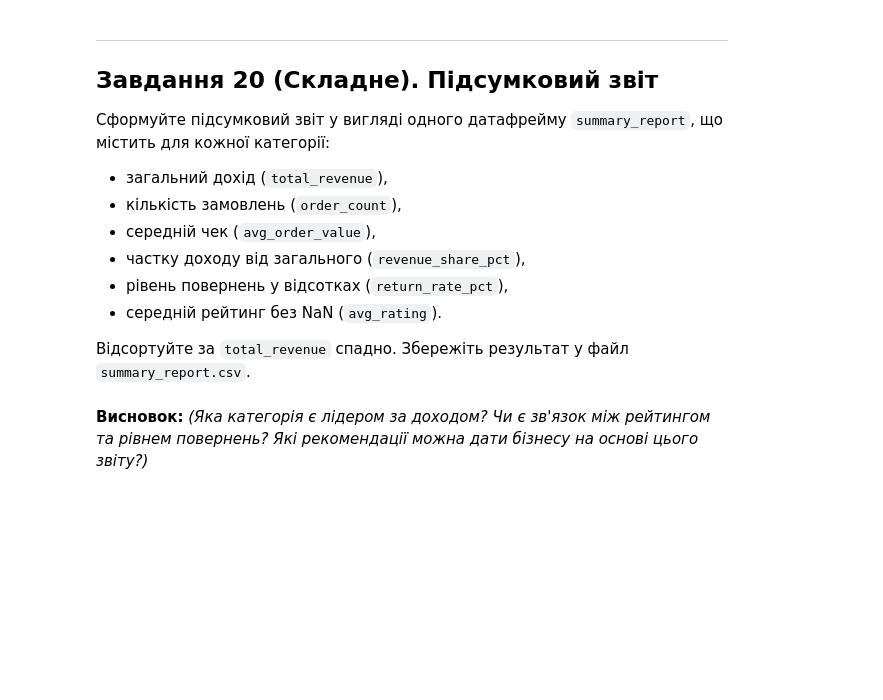
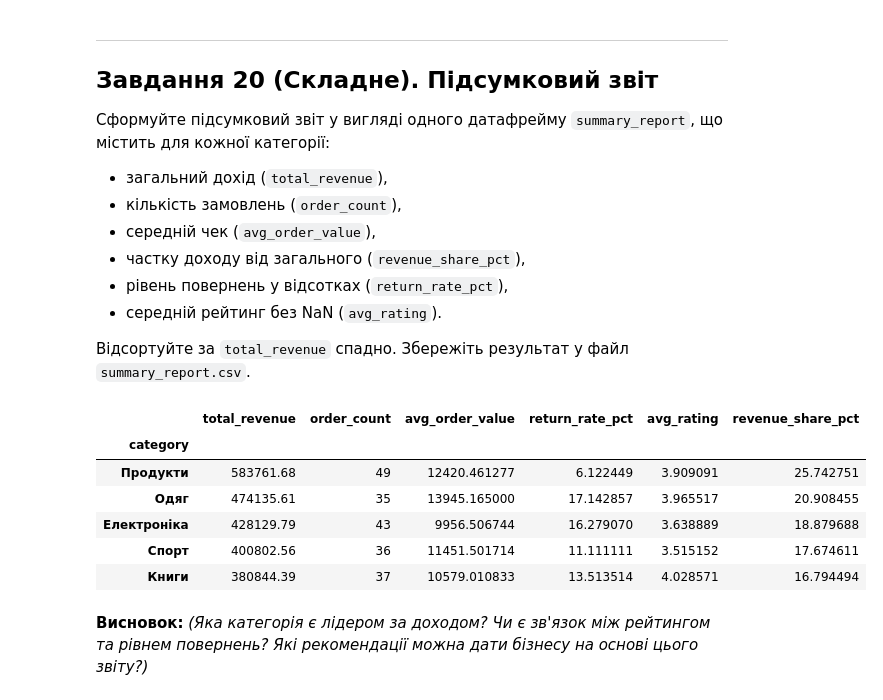
Before and after one commit to Wilson1994/DTA-2026, a Jupyter notebook: homework/pandas_tasks_beginners_DTA.ipynb, the cells around one changed output. Drawn from its saved outputs; the diff is of its cells as text; code cells hidden in the pictures; blank space fills up the shorter version.

```diff
--- a/homework/pandas_tasks_beginners_DTA.ipynb
+++ b/homework/pandas_tasks_beginners_DTA.ipynb
@@ -538,2 +784,32 @@ df_discounts = pd.DataFrame({
+# %%
+# Ваш код тут
+
+summary_report = df.groupby("category").agg(
+    total_revenue=("total", "sum"),
+    order_count=("order_id", "count"),
+    avg_order_value=("total", "mean"),
+    return_rate_pct=("is_returned", "mean"),
+    avg_rating=("rating", "mean")
+)
+# %%
+summary_report["revenue_share_pct"] = (
+    summary_report["total_revenue"] / summary_report["total_revenue"].sum() * 100
+)
+# %%
+summary_report["return_rate_pct"] = summary_report["return_rate_pct"] * 100
+
+summary_report = summary_report.sort_values("total_revenue", ascending=False)
+# %%
+summary_report.to_csv("summary_report.csv")
+
+summary_report
+# %% [output]
+|  | total_revenue | order_count | avg_order_value | return_rate_pct | avg_rating | revenue_share_pct |
+| category |  |  |  |  |  |  |
+| Продукти | 583761.68 | 49 | 12420.461277 | 6.122449 | 3.909091 | 25.742751 |
+| Одяг | 474135.61 | 35 | 13945.165000 | 17.142857 | 3.965517 | 20.908455 |
+| Електроніка | 428129.79 | 43 | 9956.506744 | 16.279070 | 3.638889 | 18.879688 |
+| Спорт | 400802.56 | 36 | 11451.501714 | 11.111111 | 3.515152 | 17.674611 |
+| Книги | 380844.39 | 37 | 10579.010833 | 13.513514 | 4.028571 | 16.794494 |
 # %% [markdown]
 **Висновок:** *(Яка категорія є лідером за доходом? Чи є зв'язок між рейтингом та рівнем повернень? Які рекомендації можна дати бізнесу на основі цього звіту?)*
```
Also changed, not shown: parts of 43 cells of this notebook.
